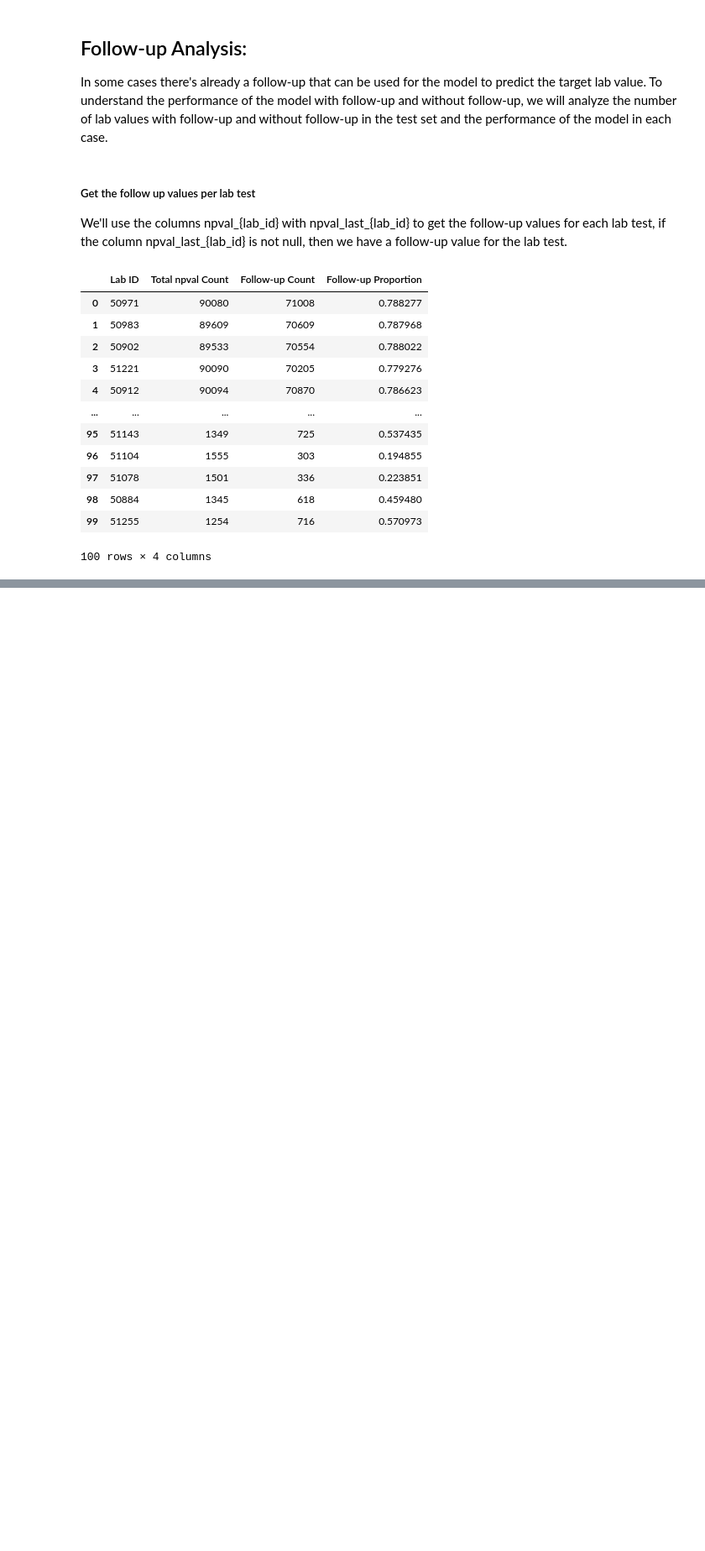
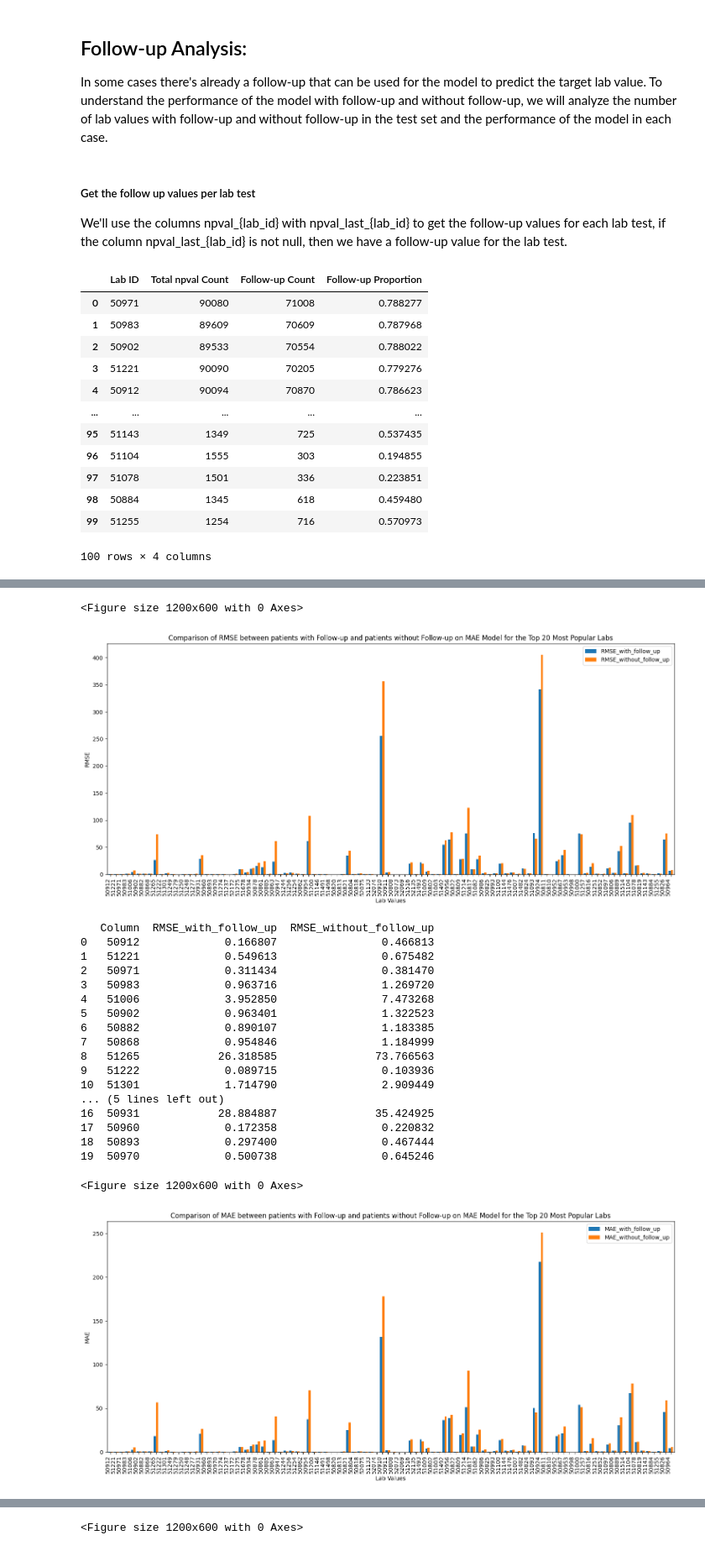
Before and after one commit to dsrestrepo/TabularMAE_LabFoundation, a Jupyter notebook: results_analysis.ipynb, the cells around one changed output, grey strips where cells are left out. Shown at 84% size. Drawn from its saved outputs; the diff is of its cells as text; code cells hidden in the pictures; blank space fills up the shorter version.

```diff
--- a/results_analysis.ipynb
+++ b/results_analysis.ipynb
@@ -607,0 +734,38 @@ comparison_df
+# %%
+# Plot comparison for the top 20 most popular labs
+metrics = ['RMSE', 'MAE', 'R2']
+
+for metric in metrics:
+    plt.figure(figsize=(12, 6))
+    df_pivot.plot(x='Column', y=[f'{metric}_with_follow_up', f'{metric}_without_follow_up'], kind='bar', width=0.8, figsize=(15, 7))
+    plt.title(f'Comparison of {metric} between patients with Follow-up and patients without Follow-up on MAE Model for the Top 20 Most Popular Labs')
+    plt.ylabel(metric)
+    plt.xlabel("Lab Values")
+    plt.xticks(rotation=90, ha='right')
+    plt.tight_layout()
+    plt.show()
+
+    # Show a table with the comparison
+    print(df_pivot[:20][['Column', f'{metric}_with_follow_up', f'{metric}_without_follow_up']])
+# %% [output]
+<Figure size 1200x600 with 0 Axes>
+[figure, added]
+   Column  RMSE_with_follow_up  RMSE_without_follow_up
+0   50912             0.166807                0.466813
+1   51221             0.549613                0.675482
+2   50971             0.311434                0.381470
+3   50983             0.963716                1.269720
+4   51006             3.952850                7.473268
+5   50902             0.963401                1.322523
+6   50882             0.890107                1.183385
+7   50868             0.954846                1.184999
+8   51265            26.318585               73.766563
+9   51222             0.089715                0.103936
+10  51301             1.714790                2.909449
+... (5 lines left out)
+16  50931            28.884887               35.424925
+17  50960             0.172358                0.220832
+18  50893             0.297400                0.467444
+19  50970             0.500738                0.645246
+<Figure size 1200x600 with 0 Axes>
+[figure, added]
@@ -607,0 +789 @@ comparison_df
+<Figure size 1200x600 with 0 Axes>
```
Also changed, not shown: parts of 12 cells of this notebook, 11 other files.
